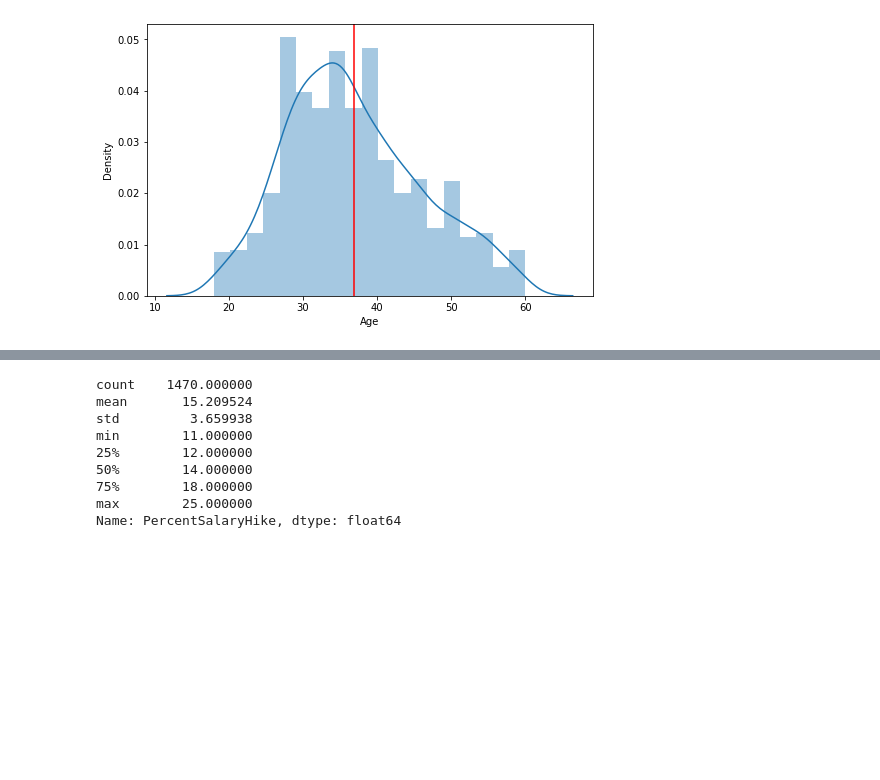
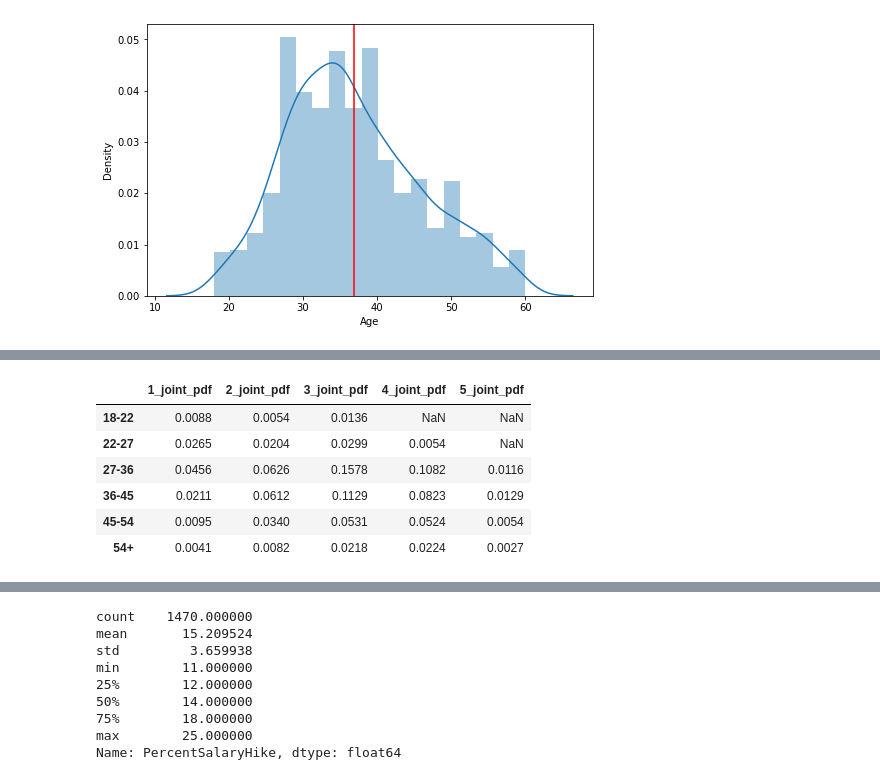
Before and after one commit to rage-against-the-machine-learning/simulate-employee-attrition, a Jupyter notebook: notebooks/2021-10-16-Data-EDA.ipynb, the cells around one changed output, grey strips where cells are left out. Cells and saved outputs as stored; diff of their text form; code cells hidden in the pictures; blank space fills up the shorter version.

```diff
--- a/notebooks/2021-10-16-Data-EDA.ipynb
+++ b/notebooks/2021-10-16-Data-EDA.ipynb
@@ -97,0 +139,22 @@ age_fig.savefig('../reports/figures/age-distribution.png')
+# %%
+less_45_edu_total = ibm[(ibm['Age'] >= 36) & (ibm['Age'] < 45)]['Education'].count()
+
+age_36_45 = pd.DataFrame(ibm[(ibm['Age'] >= 36) & (ibm['Age'] < 45)]['Education'].value_counts() / less_45_edu_total).T
+age_36_45['total_count'] = less_45_edu_total
+age_36_45.reset_index(inplace=True)
+age_36_45.rename(columns={'index': 'age_group'}, inplace=True)
+age_36_45.index = ['36-45']
+age_36_45
+
+age_group_edu_df = pd.concat([age_group_edu_df, age_36_45])
+# %%
+less_54_edu_total = ibm[(ibm['Age'] >= 45) & (ibm['Age'] < 54)]['Education'].count()
+
+age_45_54 = pd.DataFrame(ibm[(ibm['Age'] >= 45) & (ibm['Age'] < 54)]['Education'].value_counts() / less_54_edu_total).T
+age_45_54['total_count'] = less_54_edu_total
+age_45_54.reset_index(inplace=True)
+age_45_54.rename(columns={'index': 'age_group'}, inplace=True)
+age_45_54.index = ['45-54']
+age_45_54
+
+age_group_edu_df = pd.concat([age_group_edu_df, age_45_54])
@@ -97,0 +172,18 @@ age_fig.savefig('../reports/figures/age-distribution.png')
+# %%
+age_group_edu = age_group_edu_df.drop('age_group', axis=1)[[1, 2, 3, 4, 5, 'total_count']]
+age_group_edu['count_pct_of_total'] = age_group_edu['total_count'] / age_group_edu['total_count'].sum()
+
+for c in age_group_edu.columns:
+    if type(c) == int:
+        age_group_edu[f'{str(c)}_joint_pdf'] = round(age_group_edu[c] * age_group_edu['count_pct_of_total'], 4)
+
+age_edu_pdf = age_group_edu[['1_joint_pdf', '2_joint_pdf', '3_joint_pdf', '4_joint_pdf', '5_joint_pdf']]
+age_edu_pdf
+# %% [output]
+|  | 1_joint_pdf | 2_joint_pdf | 3_joint_pdf | 4_joint_pdf | 5_joint_pdf |
+| 18-22 | 0.0088 | 0.0054 | 0.0136 | NaN | NaN |
+| 22-27 | 0.0265 | 0.0204 | 0.0299 | 0.0054 | NaN |
+| 27-36 | 0.0456 | 0.0626 | 0.1578 | 0.1082 | 0.0116 |
+| 36-45 | 0.0211 | 0.0612 | 0.1129 | 0.0823 | 0.0129 |
+| 45-54 | 0.0095 | 0.0340 | 0.0531 | 0.0524 | 0.0054 |
+| 54+ | 0.0041 | 0.0082 | 0.0218 | 0.0224 | 0.0027 |
```
Also changed, not shown: parts of 35 cells of this notebook.
